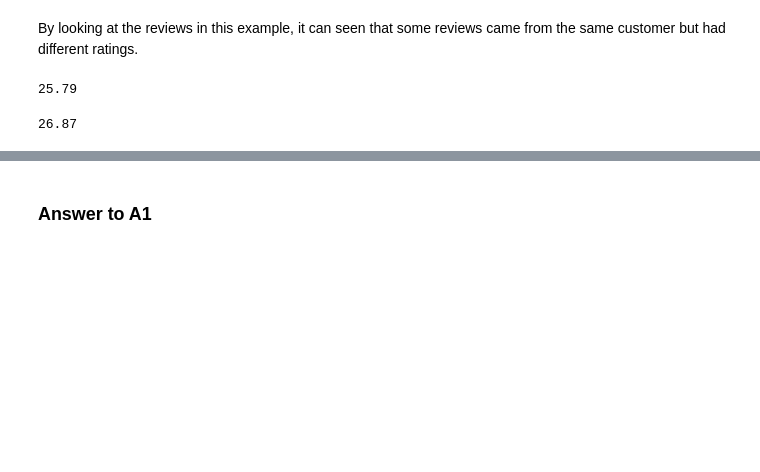
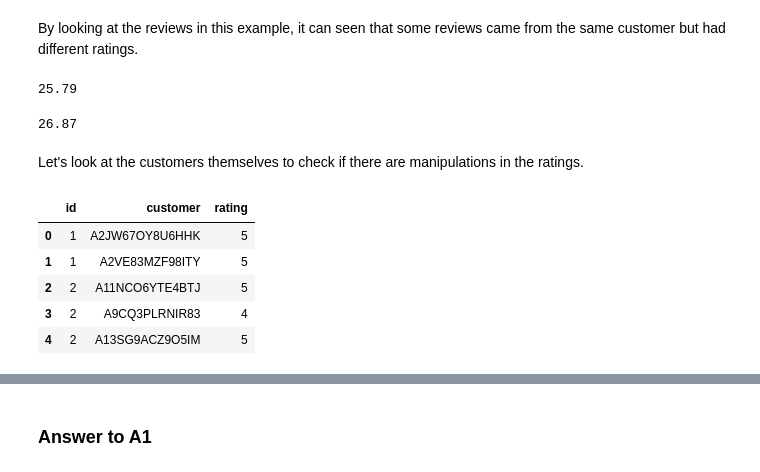
Before and after one commit to raffyenriquez/Springboard, a Jupyter notebook: Data Science Challenges/KeepUp Inc./KeepUp Inc.ipynb, the cells around one changed output, grey strips where cells are left out. Saved outputs shown, nothing was run; the diff lists cells and outputs as text; code cells hidden in the pictures; blank space fills up the shorter version.

```diff
--- a/Data Science Challenges/KeepUp Inc./KeepUp Inc.ipynb
+++ b/Data Science Challenges/KeepUp Inc./KeepUp Inc.ipynb
@@ -199,0 +202,2 @@ round(len(ratings[ratings['avg_rating']==5])/float(len(ratings)) * 100, 2)
+# %% [markdown]
+Let's look at the customers themselves to check if there are manipulations in the ratings.
@@ -199,0 +220,12 @@ round(len(ratings[ratings['avg_rating']==5])/float(len(ratings)) * 100, 2)
+# %%
+#create a customers' ratings dataframe
+customer_ratings = pd.DataFrame({'id': ids,'customer': customers, 'rating': ratings})
+customer_ratings = customer_ratings[['id', 'customer', 'rating']]
+customer_ratings.head()
+# %% [output]
+|  | id | customer | rating |
+| 0 | 1 | A2JW67OY8U6HHK | 5 |
+| 1 | 1 | A2VE83MZF98ITY | 5 |
+| 2 | 2 | A11NCO6YTE4BTJ | 5 |
+| 3 | 2 | A9CQ3PLRNIR83 | 4 |
+| 4 | 2 | A13SG9ACZ9O5IM | 5 |
```
Also changed, not shown: parts of 28 cells of this notebook.
